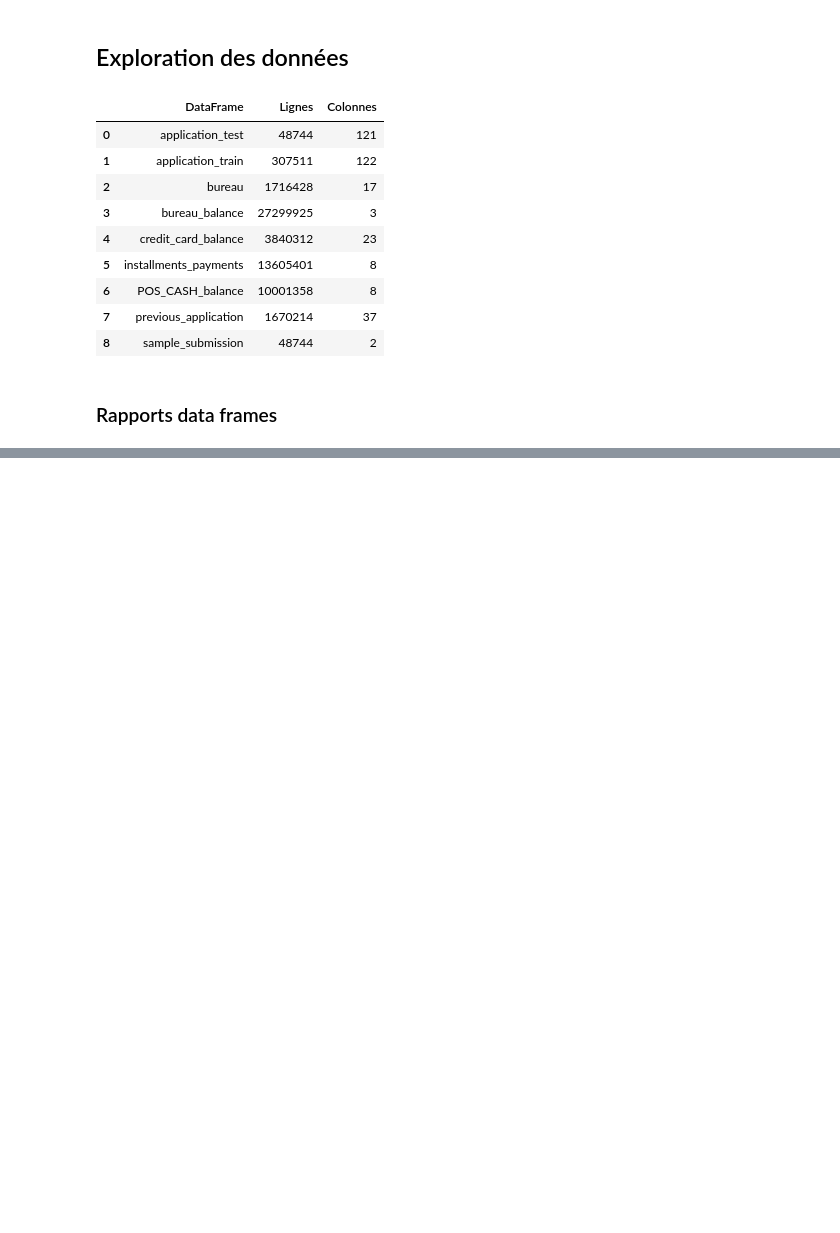
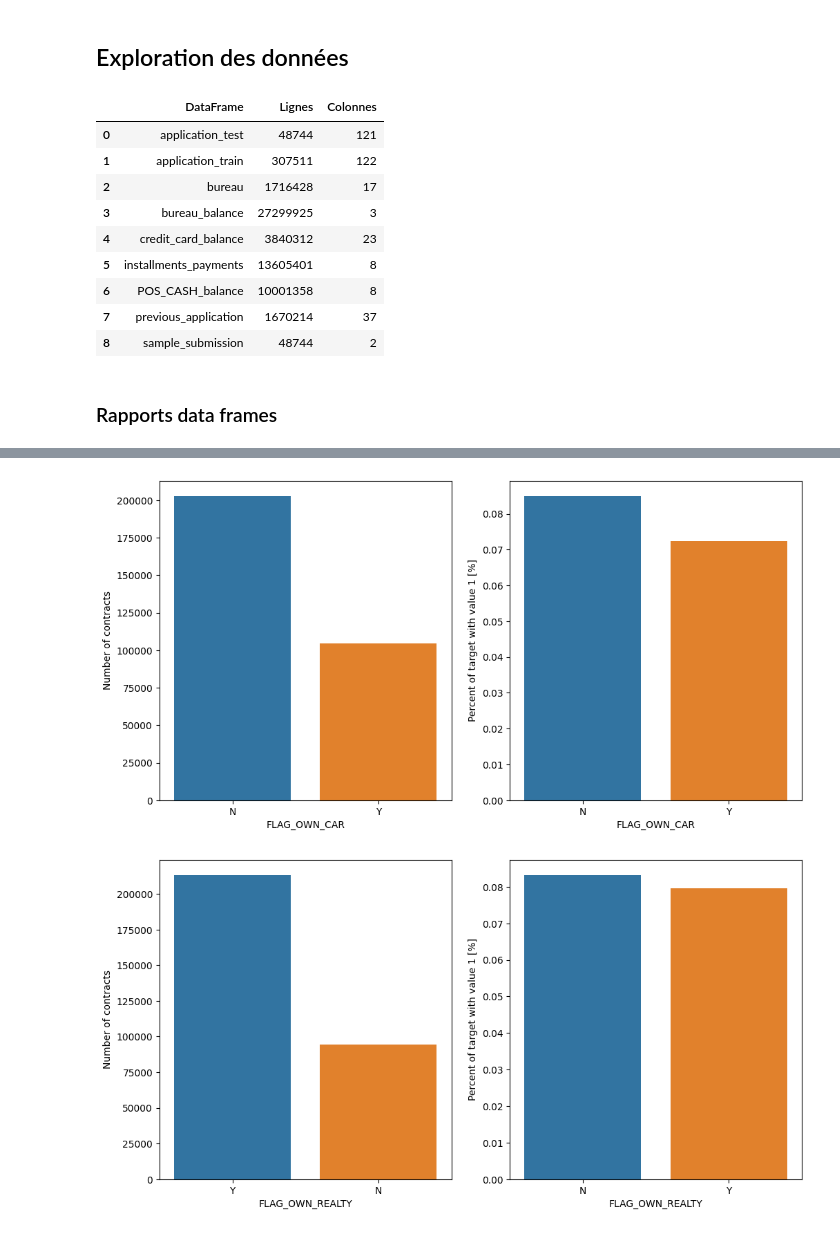
Before and after one commit to DaiTensa/projetscoring, a Jupyter notebook: notebook/01_EDA.ipynb, the cells around one changed output, grey strips where cells are left out. Saved outputs shown, nothing was run; the diff lists cells and outputs as text; code cells hidden in the pictures; blank space fills up the shorter version.

```diff
--- a/notebook/01_EDA.ipynb
+++ b/notebook/01_EDA.ipynb
@@ -293,0 +602,6 @@ numerical_columns
+# %%
+plot_stats('FLAG_OWN_CAR')
+plot_stats('FLAG_OWN_REALTY')
+# %% [output]
+[figure, added]
+[figure, added]
```
Also changed, not shown: parts of 41 cells of this notebook, 2 other files.
